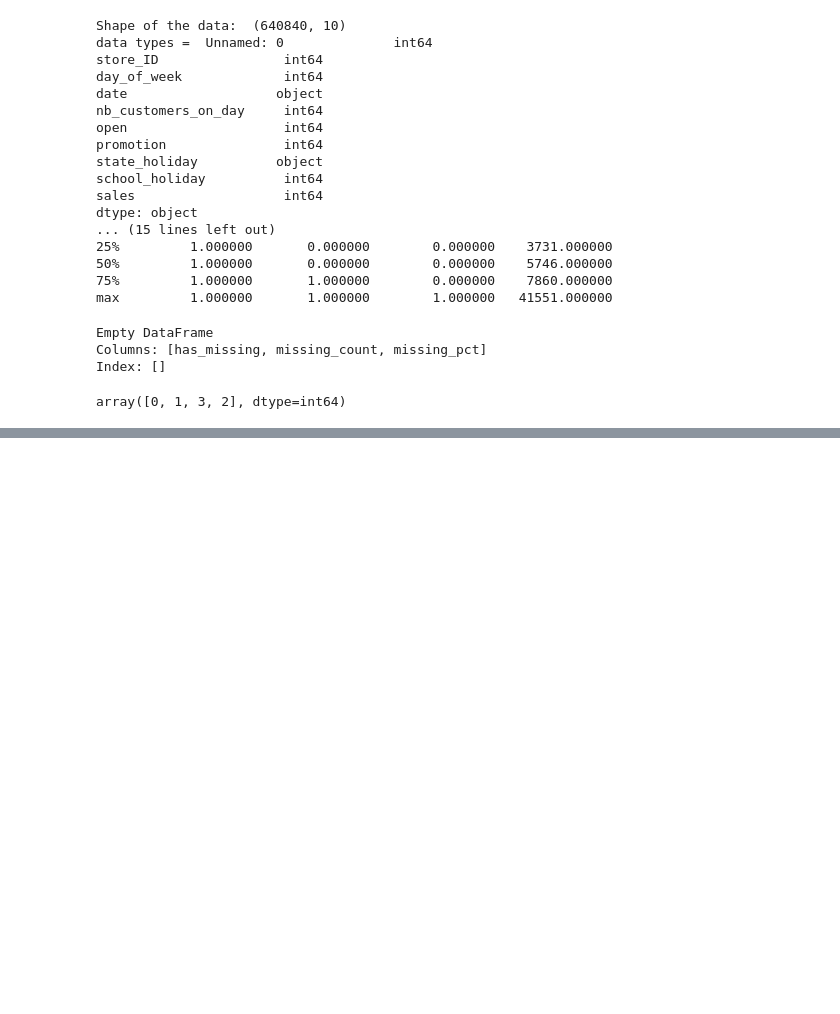
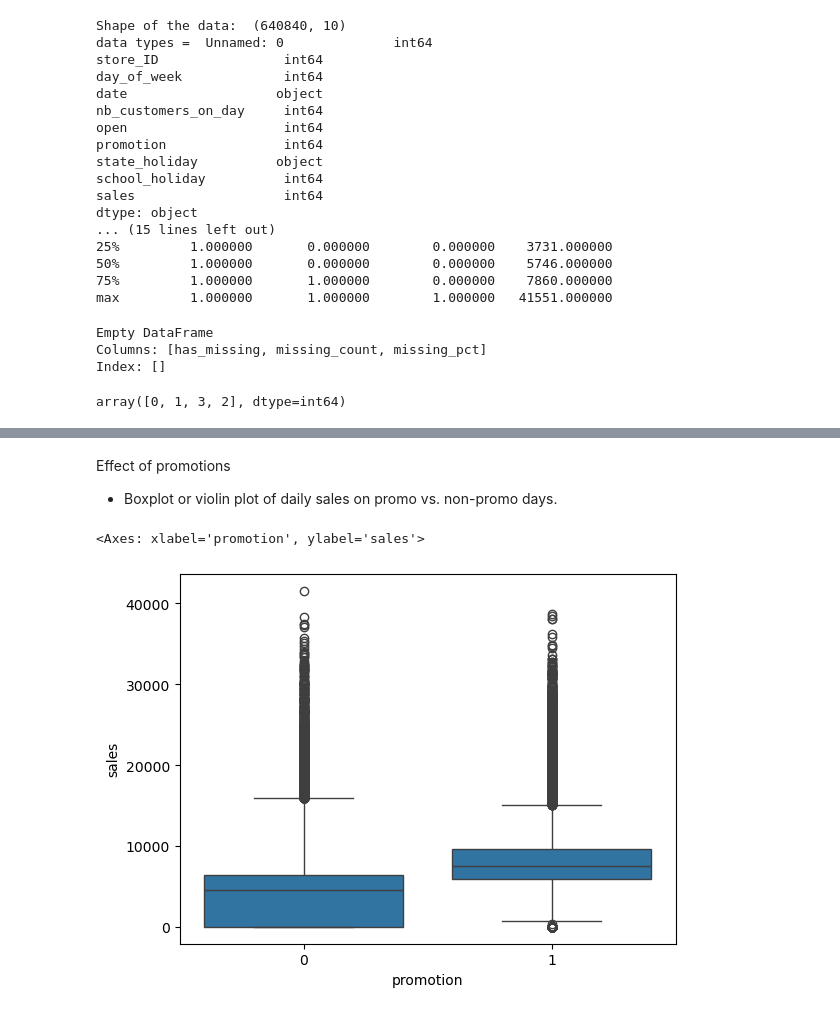
Before and after one commit to JeanDenisD/ironkaggle, a Jupyter notebook: Notebook kdr.ipynb, the cells around one changed output, grey strips where cells are left out. Cells and saved outputs as stored; diff of their text form; code cells hidden in the pictures; blank space fills up the shorter version.

```diff
--- a/Notebook kdr.ipynb
+++ b/Notebook kdr.ipynb
@@ -89,14 +89,16 @@ customer_data['date'] = pd.to_datetime(customer_data['date'])
 #Temporal features
 
 customer_data['year']   = customer_data['date'].dt.year
-customer_data['month']  = customer_data['date'].dt.month
+#customer_data['month']  = customer_data['date'].dt.month     # Data exploration show us that dow and month are highly correlated so we don't need to create column month
 customer_data['dow']    = customer_data['date'].dt.dayofweek  # Monday=0 … Sunday=6
 customer_data['weekofyear'] = customer_data['date'].dt.isocalendar().week
+
+customer_data = customer_data.drop(['date'], axis=1)
 # %%
 #Promotional lag features
 #Capture whether a store was on promotion in the last 7 days, or count how many promo days in the past month.
 
-customer_data = customer_data.sort_values(['store_ID','date'])
+customer_data = customer_data.sort_values(['store_ID','dow'])
 customer_data['promo_7d'] = (customer_data
     .groupby('store_ID')['promotion']
     .rolling(window=7, min_periods=1).sum()
@@ -103,0 +145,8 @@ customer_data['promo_7d'] = (customer_data
+# %% [markdown]
+Effect of promotions
+- Boxplot or violin plot of daily sales on promo vs. non-promo days.
+# %%
+sns.boxplot(x='promotion', y='sales', data=customer_data)
+# %% [output]
+<Axes: xlabel='promotion', ylabel='sales'>
+[figure, added]
```
Also changed, not shown: parts of 15 cells of this notebook.
